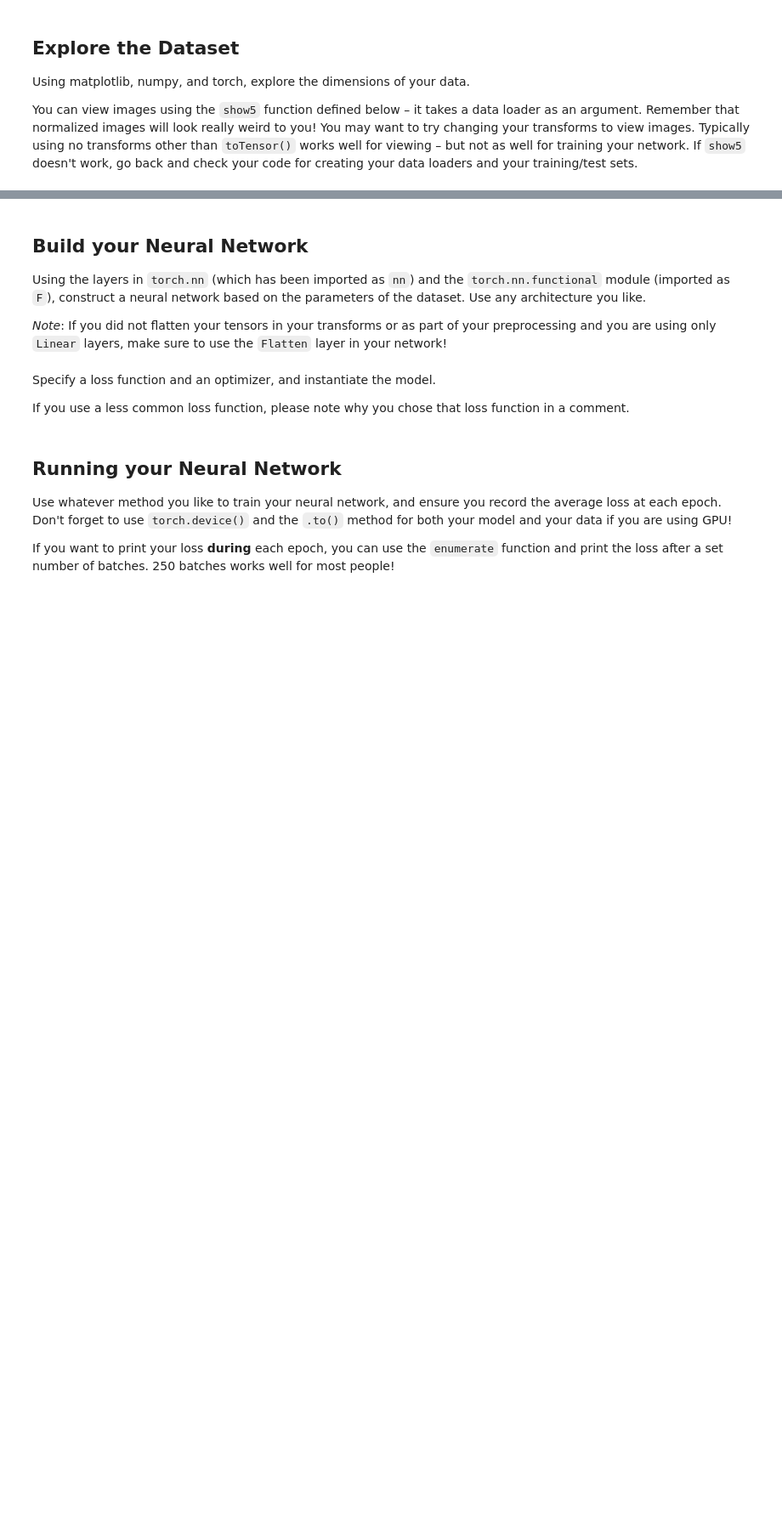
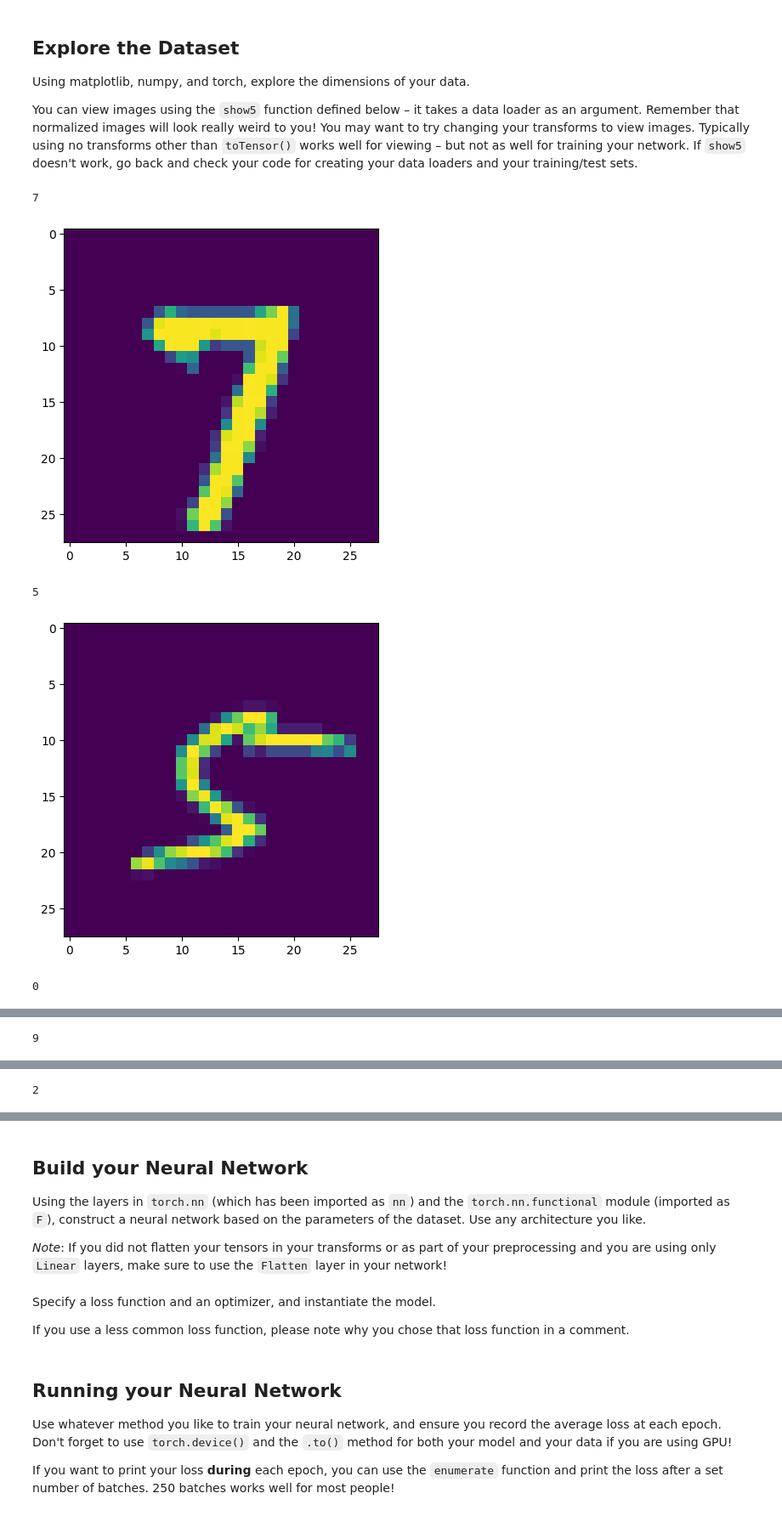
Before and after one commit to i-douk/aws-ai-ml-scholar-mnist-digits-classifier, a Jupyter notebook: MNIST_Handwritten_Digits-STARTER.ipynb, the cells around one changed output, grey strips where cells are left out. Shown: that part at 85% size. Saved outputs shown, nothing was run; the diff lists cells and outputs as text; code cells hidden in the pictures; blank space fills up the shorter version.

Commit message:
training, testing set, training , testing dataloader

```diff
--- a/MNIST_Handwritten_Digits-STARTER.ipynb
+++ b/MNIST_Handwritten_Digits-STARTER.ipynb
@@ -74,3 +68,15 @@ Once your dataset is created, you'll also need to define a `DataLoader` from the
+# %%
+# Define transforms
+transform = transforms.Compose([transforms.ToTensor(),
+                                transforms.Normalize((0.5,), (0.5,)),
+                              ])
+# Create training set and define training dataloader
+trainset = torchvision.datasets.MNIST('~/.pytorch/MNIST_data/', download=True, train=True, transform=transform)
+trainloader = torch.utils.data.DataLoader(trainset, batch_size=64, shuffle=True)
+
+# Create test set and define test dataloader
+testset = torchvision.datasets.MNIST('~/.pytorch/MNIST_data/', download=True, train=False, transform=transform)
+testloader = torch.utils.data.DataLoader(testset, batch_size=64)
 # %% [markdown]
 ## Justify your preprocessing
 
@@ -101,4 +107,10 @@ def show5(img_loader):
         plt.show()
 # %%
 # Explore data
-## YOUR CODE HERE ##
+show5(trainloader)
+# %% [output]
+7
+[figure, added]
+5
+[figure, added]
+0
@@ -104,0 +118 @@ def show5(img_loader):
+9
@@ -104,0 +120 @@ def show5(img_loader):
+2
```
Also changed, not shown: parts of 5 cells of this notebook.
